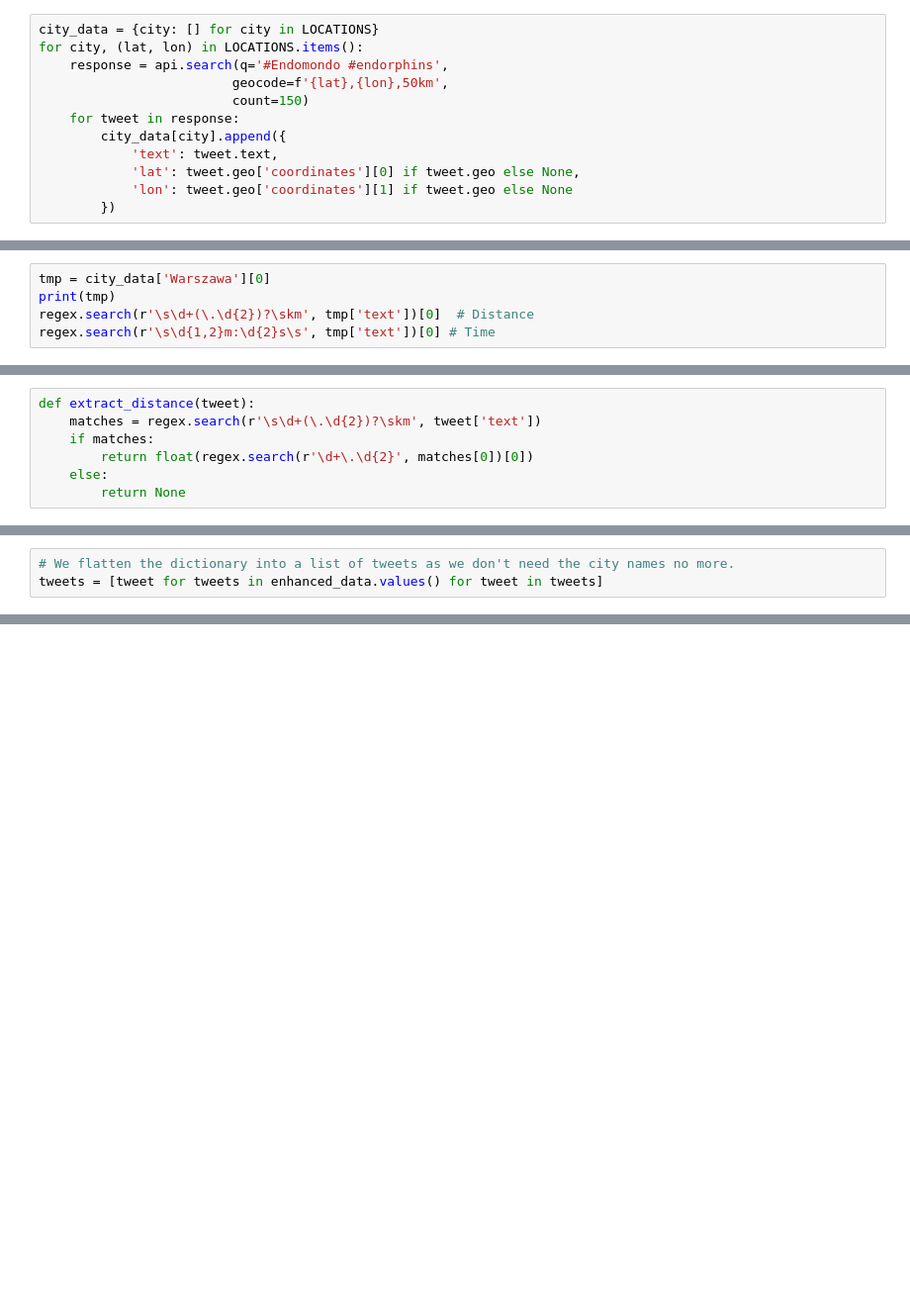
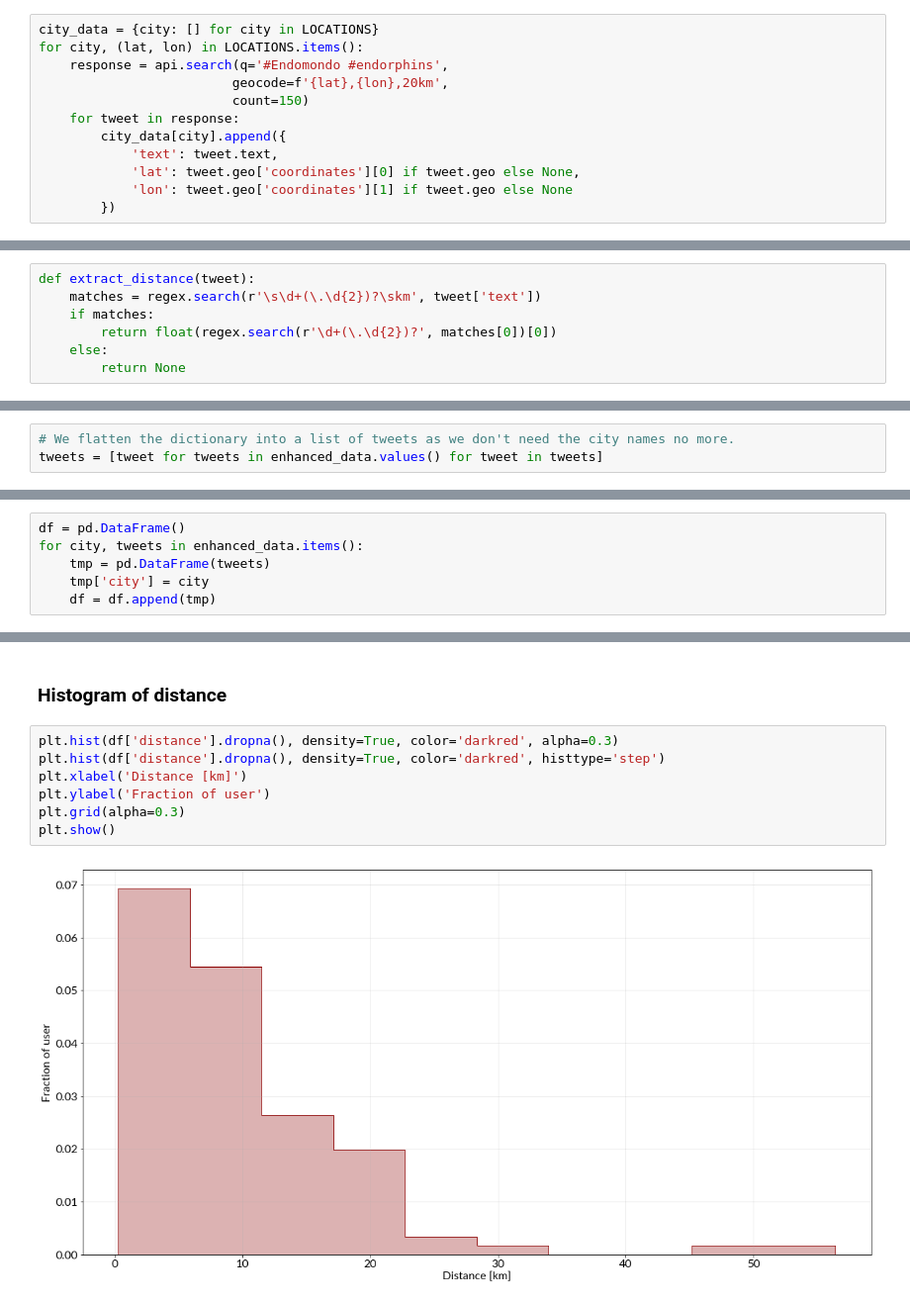
Before and after one commit to Nummulit/unstructured-data, a Jupyter notebook: Twitter Endomondo.ipynb, the cells around one changed output, grey strips where cells are left out. Shown at 99% size. Drawn from its saved outputs; the diff is of its cells as text; blank space fills up the shorter version.

```diff
--- a/Twitter Endomondo.ipynb
+++ b/Twitter Endomondo.ipynb
@@ -51,7 +58,7 @@ And now we will fetch all tweets conatining hashtag *#Endomondo* and their locat
 city_data = {city: [] for city in LOCATIONS}
 for city, (lat, lon) in LOCATIONS.items():
     response = api.search(q='#Endomondo #endorphins',
-                         geocode=f'{lat},{lon},50km',
+                         geocode=f'{lat},{lon},20km',
                          count=150)
     for tweet in response:
         city_data[city].append({
@@ -115,7 +122,9 @@ def extract_activities(tweet):
             activities.append(activity)
     return activities
 # %%
-tmp = city_data['Warszawa'][0]
-print(tmp)
-regex.search(r'\s\d+(\.\d{2})?\skm', tmp['text'])[0]  # Distance
-regex.search(r'\s\d{1,2}m:\d{2}s\s', tmp['text'])[0] # Time
+def extract_distance(tweet):
+    matches = regex.search(r'\s\d+(\.\d{2})?\skm', tweet['text'])
+    if matches:
+        return float(regex.search(r'\d+(\.\d{2})?', matches[0])[0])
+    else:
+        return None
@@ -125,10 +131,3 @@ regex.search(r'\s\d{1,2}m:\d{2}s\s', tmp['text'])[0] # Time
-# %%
-def extract_distance(tweet):
-    matches = regex.search(r'\s\d+(\.\d{2})?\skm', tweet['text'])
-    if matches:
-        return float(regex.search(r'\d+\.\d{2}', matches[0])[0])
-    else:
-        return None
 # %%
 def extract_time(tweet):
     matches = regex.search(r'\s\d{1,2}m:\d{2}s\s', tweet['text'])
@@ -225,0 +224,6 @@ map_
+# %%
+df = pd.DataFrame()
+for city, tweets in enhanced_data.items():
+    tmp = pd.DataFrame(tweets)
+    tmp['city'] = city
+    df = df.append(tmp)
@@ -225,0 +239,11 @@ map_
+# %% [markdown]
+### Histogram of distance
+# %%
+plt.hist(df['distance'].dropna(), density=True, color='darkred', alpha=0.3)
+plt.hist(df['distance'].dropna(), density=True, color='darkred', histtype='step')
+plt.xlabel('Distance [km]')
+plt.ylabel('Fraction of user')
+plt.grid(alpha=0.3)
+plt.show()
+# %% [output]
+[figure, added]
```
Also changed, not shown: parts of 17 cells of this notebook.
